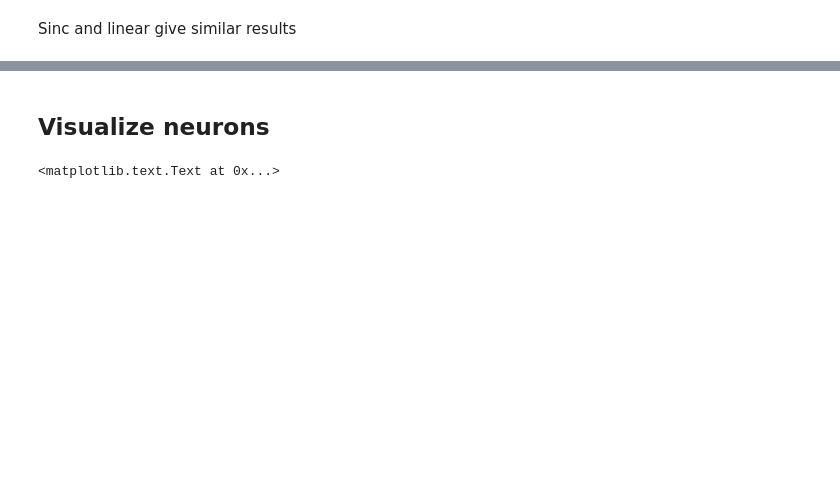
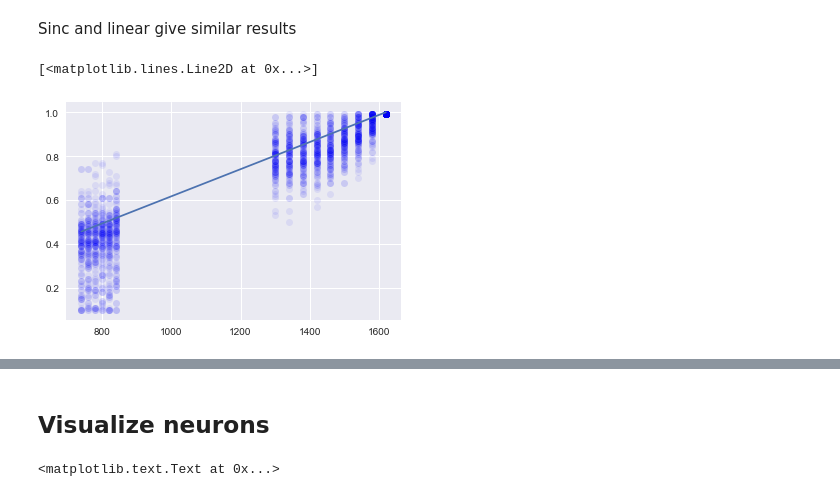
Before and after one commit to lmn93beo/twPCA-Neural-Analysis, a Jupyter notebook: time_warp_sinc.ipynb, the cells around one changed output, grey strips where cells are left out. Cells and saved outputs as stored; diff of their text form; code cells hidden in the pictures; blank space fills up the shorter version.

```diff
--- a/time_warp_sinc.ipynb
+++ b/time_warp_sinc.ipynb
@@ -283,14 +292,19 @@ plt.title('Neuron #' + str(n_neuron) + ', linear')
 # %% [markdown]
 ## Find stretch for all neurons
 # %%
-stretchlst = np.arange(0.1, 1.0, 0.01)
-times = np.array([740, 760, 780, 800, 820, 840, 860, 1300, 1340, 1380, 1420, 1460, 1500, 1540, 1580, 1620])
-Min_stretch_sinc = np.zeros((n_neurons, len(times)))
-Min_stretch_linear = np.zeros((n_neurons, len(times)))
+def find_stretch_all_neurons(psth_all, stretchlst, times):
+    n_neurs = psth_all.shape[0]
+    Min_stretch_sinc = np.zeros((n_neurs, len(times)))
+    Min_stretch_linear = np.zeros((n_neurs, len(times)))
+    for neuron_id in range(n_neurs):
+        print('Aligning neuron #', neuron_id, ' of ', n_neurs)
+        min_stretch_sinc = get_stretch_neuron(psth_all, neuron_id, stretchlst, 'sinc')
+        min_stretch_linear = get_stretch_neuron(psth_all, neuron_id, stretchlst, 'linear')
+        Min_stretch_sinc[neuron_id, :] = min_stretch_sinc
+        Min_stretch_linear[neuron_id, :] = min_stretch_linear
 
-for neuron_id in range(n_neurons):
-    print('Aligning neuron #', neuron_id, ' of ', n_neurons)
-    min_stretch_sinc = get_stretch_neuron(reshaped_all_pad, neuron_id, stretchlst, 'sinc')
-    min_stretch_linear = get_stretch_neuron(reshaped_all_pad, neuron_id, stretchlst, 'linear')
-    Min_stretch_sinc[neuron_id, :] = min_stretch_sinc
-    Min_stretch_linear[neuron_id, :] = min_stretch_linear
+    # Find the correlation coefficients
+    corr_coefs_linear = np.corrcoef(times, Min_stretch_linear)[0,1:]
+    corr_coefs_sinc = np.corrcoef(times, Min_stretch_sinc)[0,1:]
+
+    return Min_stretch_linear, Min_stretch_sinc, corr_coefs_linear, corr_coefs_sinc
@@ -332,3 +389,12 @@ Aligning neuron # 104  of  105
 # %% [markdown]
 Sinc and linear give similar results
+# %%
+small = stretch_lin_cortex[corr_lin_cortex >0.95,:]
+plt.plot(times, small.T, 'bo', alpha=0.07);
+plt.plot(times, times/1620)
+#plt.plot(times, np.mean(small, axis=0))
+#plt.errorbar(times, np.mean(small, axis=0), yerr=np.std(small, axis=0), color='red')
+# %% [output]
+[<matplotlib.lines.Line2D at 0x...>]
+[figure, added]
 # %%
```
Also changed, not shown: parts of 22 cells of this notebook.
